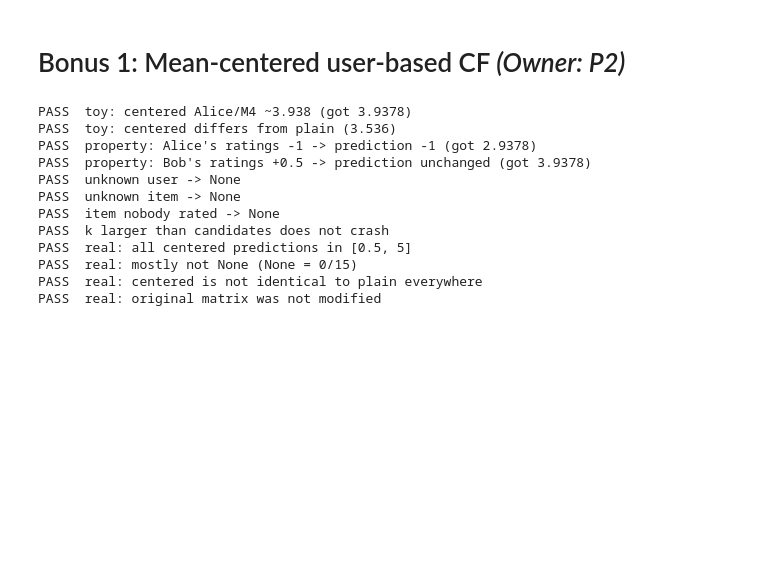
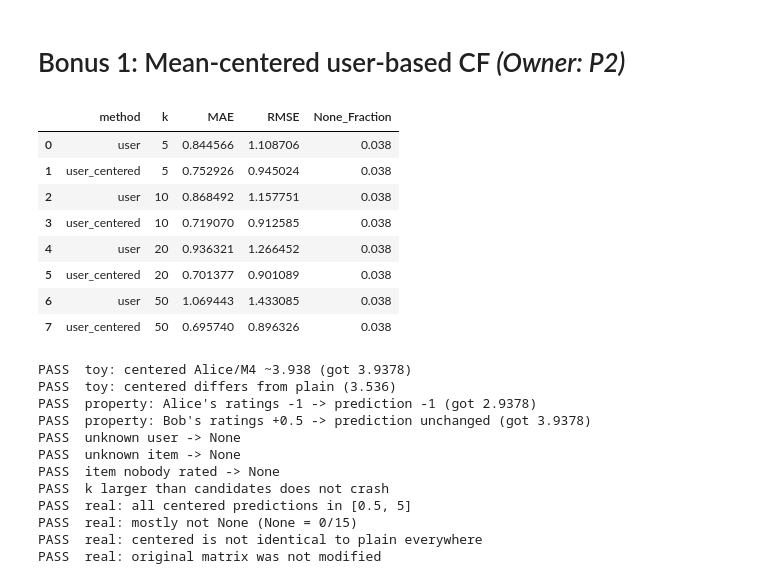
Before and after one commit to FarahAli04/Collaborative-filtering, a Jupyter notebook: Assignment _1.ipynb, the cells around one changed output. Drawn from its saved outputs; the diff is of its cells as text; code cells hidden in the pictures; blank space fills up the shorter version.

```diff
--- a/Assignment _1.ipynb
+++ b/Assignment _1.ipynb
@@ -352,8 +352,10 @@ def evaluate(matrix, test_df, k, similarity_fn, method):
         prediction_fn = predict_rating_user_based
     elif method == 'item':
         prediction_fn = predict_rating_item_based
+    elif method == 'user_centered':
+        prediction_fn = predict_rating_user_based_centered
     else:
-        raise ValueError("the method parameter must be 'user' or 'item'")
+        raise ValueError("the method parameter must be 'user' or 'item' or 'user_centered'")
     absolute_errors = []
     squared_errors = []
     none_count = 0
@@ -369,13 +371,13 @@ def evaluate(matrix, test_df, k, similarity_fn, method):
         error = predicted_rating - actual_rating
         squared_errors.append(error ** 2)
         absolute_errors.append(abs(error))
-        if len(absolute_errors) == 0: # i can put squared_errors here too, but it is not necessary since they are the same length
-            mae = None
-            rmse = None
-        else:
-            mae = np.mean(absolute_errors)
-            rmse = np.sqrt(np.mean(squared_errors))
-        none_fraction = none_count / test_len
+    if len(absolute_errors) == 0: # i can put squared_errors here too, but it is not necessary since they are the same length
+        mae = None
+        rmse = None
+    else:
+        mae = np.mean(absolute_errors)
+        rmse = np.sqrt(np.mean(squared_errors))
+    none_fraction = none_count / test_len
     return {
         'MAE': mae,
         'RMSE': rmse,
@@ -552,3 +569,26 @@ def predict_rating_user_based_centered(matrix, target_user, target_item, k, simi
+# %%
+   # AI-GENERATED START
+
+bonus_rows = []
+for k in [5, 10, 20, 50]:
+    for method in ['user', 'user_centered']:
+        res = evaluate(train_matrix, grid_sample, k=k,
+                        similarity_fn=pearson_similarity, method=method)
+        bonus_rows.append({'method': method, 'k': k, **res})
+
+bonus_df = pd.DataFrame(bonus_rows)
+display(bonus_df)
+# AI-GENERATED END
+# %% [output]
+|  | method | k | MAE | RMSE | None_Fraction |
+| 0 | user | 5 | 0.844566 | 1.108706 | 0.038 |
+| 1 | user_centered | 5 | 0.752926 | 0.945024 | 0.038 |
+| 2 | user | 10 | 0.868492 | 1.157751 | 0.038 |
+| 3 | user_centered | 10 | 0.719070 | 0.912585 | 0.038 |
+| 4 | user | 20 | 0.936321 | 1.266452 | 0.038 |
+| 5 | user_centered | 20 | 0.701377 | 0.901089 | 0.038 |
+| 6 | user | 50 | 1.069443 | 1.433085 | 0.038 |
+| 7 | user_centered | 50 | 0.695740 | 0.896326 | 0.038 |
 # %%
 # AI-GENERATED START (bonus test cell)
 def check(name, condition):
```
Also changed, not shown: parts of 6 cells of this notebook.
